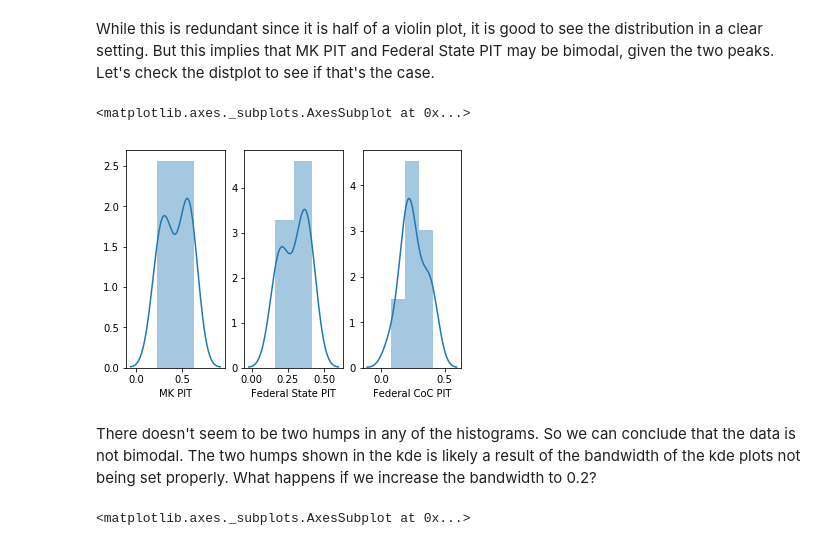
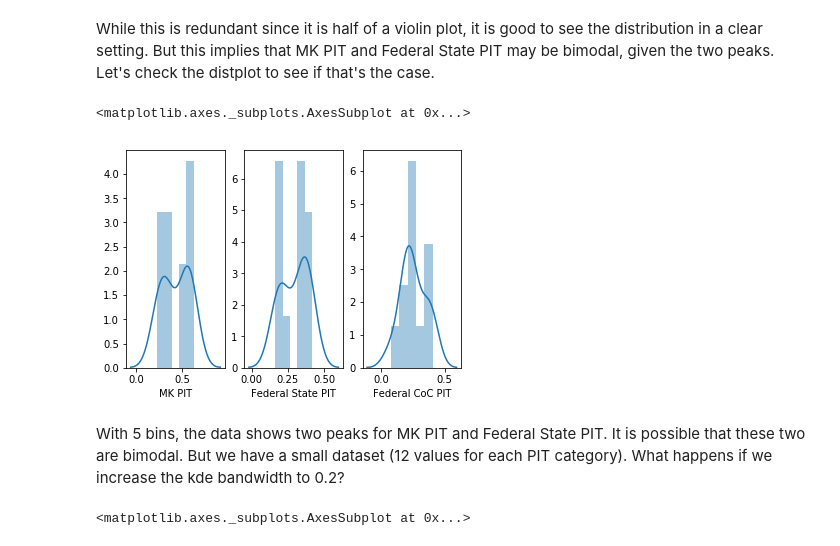
Before and after one commit to hd2zm/Data-Science-Projects, a Jupyter notebook: Data-Made-Me-Donate/PIT/Showing MK's Impact using PIT.ipynb, the cells around one changed output. Cells and saved outputs as stored; diff of their text form; code cells hidden in the pictures.

```diff
--- a/Data-Made-Me-Donate/PIT/Showing MK's Impact using PIT.ipynb
+++ b/Data-Made-Me-Donate/PIT/Showing MK's Impact using PIT.ipynb
@@ -120,15 +120,15 @@ While this is redundant since it is half of a violin plot, it is good to see the
 # %%
 import matplotlib.pyplot as plt
 
 f, axes = plt.subplots(1, 3)
-sns.distplot(ratio_th_pit_df['MK PIT'], ax=axes[0])
-sns.distplot(ratio_th_pit_df['Federal State PIT'], ax=axes[1])
-sns.distplot(ratio_th_pit_df['Federal CoC PIT'], ax=axes[2])
+sns.distplot(ratio_th_pit_df['MK PIT'], bins=5, ax=axes[0])
+sns.distplot(ratio_th_pit_df['Federal State PIT'], bins=5, ax=axes[1])
+sns.distplot(ratio_th_pit_df['Federal CoC PIT'], bins=5, ax=axes[2])
 # %% [output]
 <matplotlib.axes._subplots.AxesSubplot at 0x...>
-[figure, old version]
+[figure, new version]
-# %% [markdown]
-There doesn't seem to be two humps in any of the histograms. So we can conclude that the data is not bimodal. The two humps shown in the kde is likely a result of the bandwidth of the kde plots not being set properly. What happens if we increase the bandwidth to 0.2?
+# %% [markdown]
+With 5 bins, the data shows two peaks for MK PIT and Federal State PIT. It is possible that these two are bimodal. But we have a small dataset (12 values for each PIT category). What happens if we increase the kde bandwidth to 0.2?
 # %%
 sns.kdeplot(ratio_th_pit_df['MK PIT'], bw=0.2)
 sns.kdeplot(ratio_th_pit_df['Federal State PIT'], bw=0.2)
```
